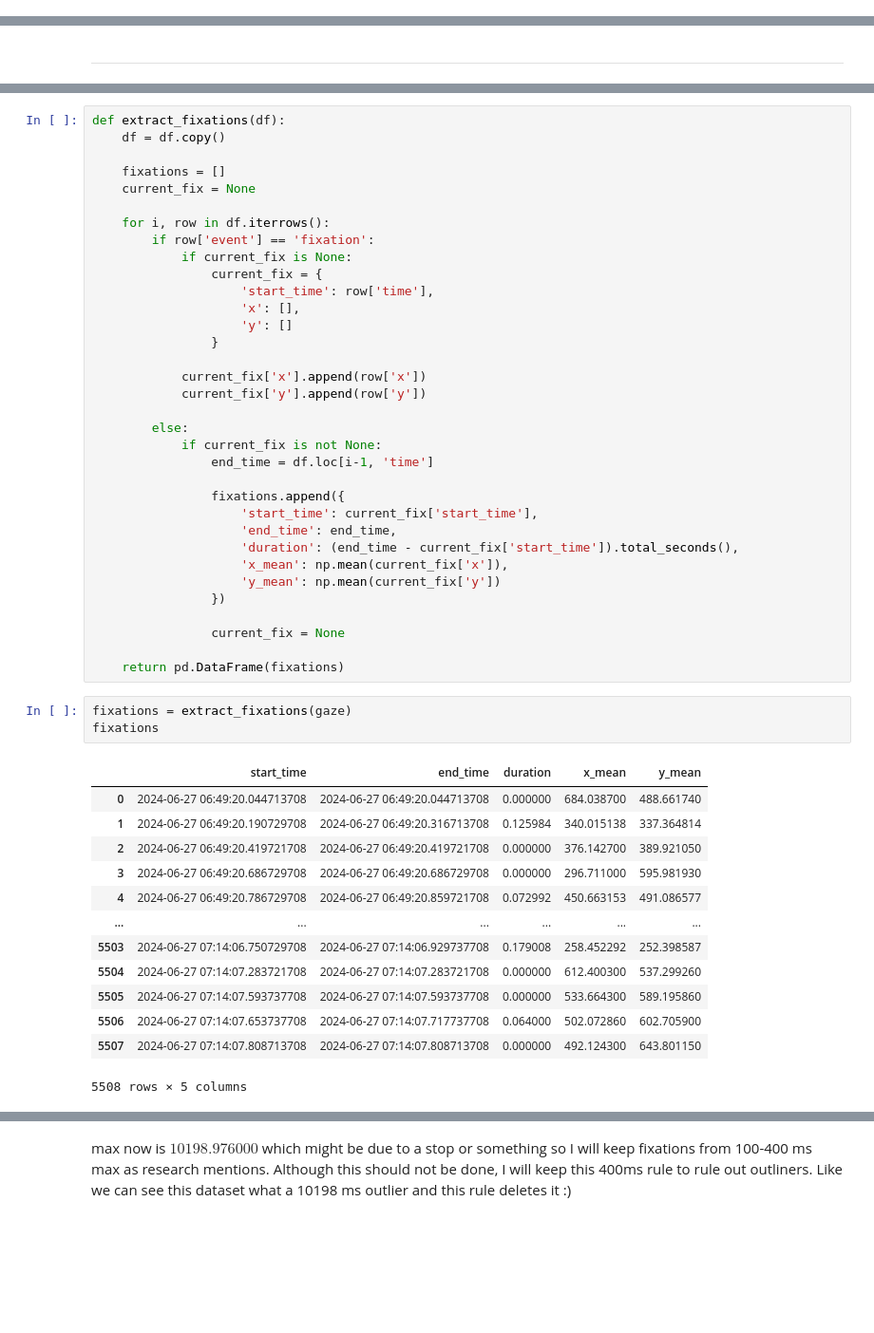
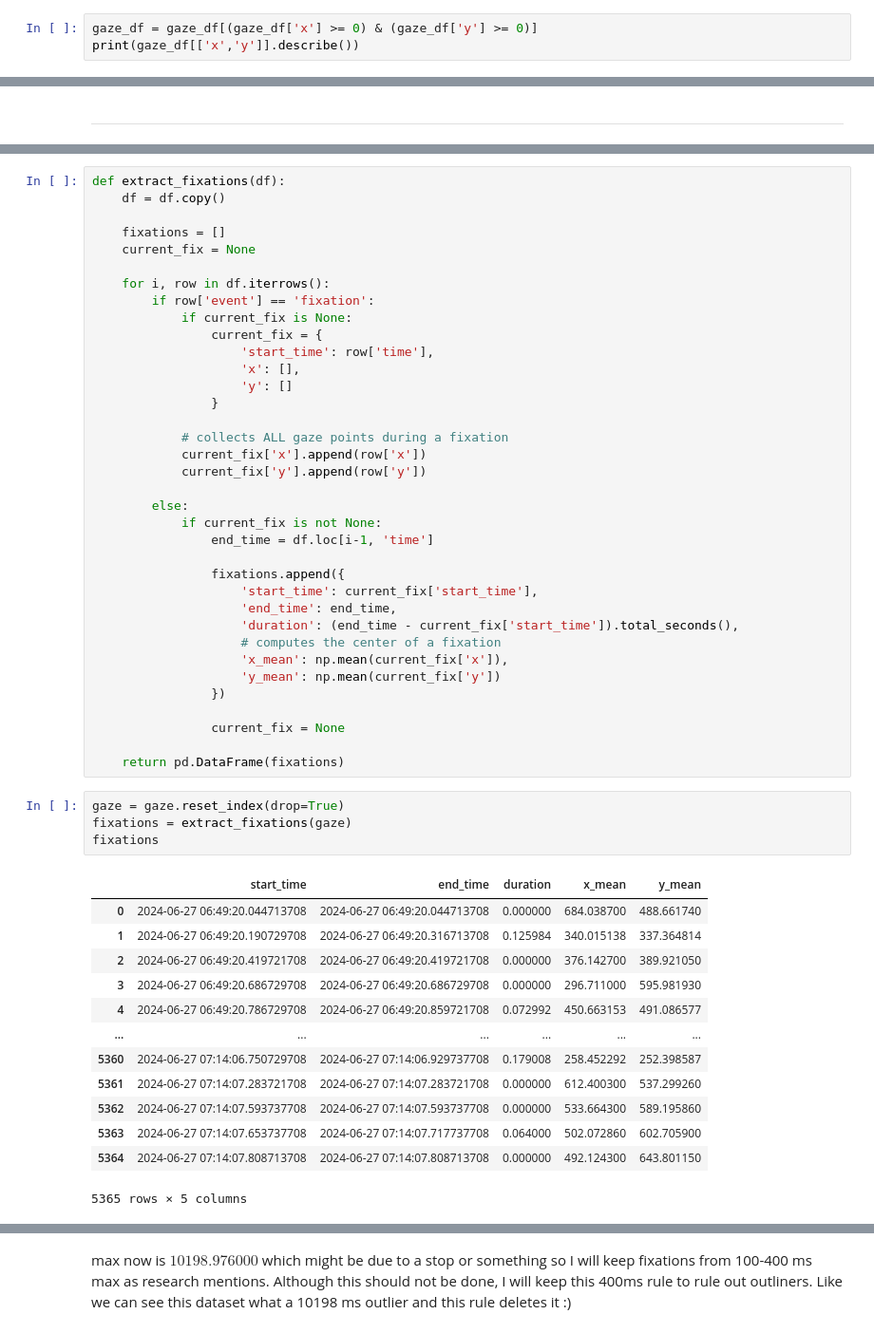
Before and after one commit to raquelmdtum/master-thesis, a Jupyter notebook: notebooks/do_eyetracking.ipynb, the cells around one changed output, grey strips where cells are left out. Shown at 95% size. Drawn from its saved outputs; the diff is of its cells as text; blank space fills up the shorter version.

```diff
--- a/notebooks/do_eyetracking.ipynb
+++ b/notebooks/do_eyetracking.ipynb
@@ -84,0 +99,3 @@ Name: dt, dtype: float64
+# %%
+gaze_df = gaze_df[(gaze_df['x'] >= 0) & (gaze_df['y'] >= 0)]
+print(gaze_df[['x','y']].describe())
@@ -249,6 +295,7 @@ def extract_fixations(df):
                     'y': []
                 }
 
+            # collects ALL gaze points during a fixation
             current_fix['x'].append(row['x'])
             current_fix['y'].append(row['y'])
 
@@ -260,6 +307,7 @@ def extract_fixations(df):
                     'start_time': current_fix['start_time'],
                     'end_time': end_time,
                     'duration': (end_time - current_fix['start_time']).total_seconds(),
+                    # computes the center of a fixation
                     'x_mean': np.mean(current_fix['x']),
                     'y_mean': np.mean(current_fix['y'])
                 })
@@ -268,19 +316,20 @@ def extract_fixations(df):
 
     return pd.DataFrame(fixations)
 # %%
+gaze = gaze.reset_index(drop=True)
 fixations = extract_fixations(gaze)
 fixations
 # %% [output]
 |  | start_time | end_time | duration | x_mean | y_mean |
 | 0 | 2024-06-27 06:49:20.044713708 | 2024-06-27 06:49:20.044713708 | 0.000000 | 684.038700 | 488.661740 |
 | 1 | 2024-06-27 06:49:20.190729708 | 2024-06-27 06:49:20.316713708 | 0.125984 | 340.015138 | 337.364814 |
 | 2 | 2024-06-27 06:49:20.419721708 | 2024-06-27 06:49:20.419721708 | 0.000000 | 376.142700 | 389.921050 |
 | 3 | 2024-06-27 06:49:20.686729708 | 2024-06-27 06:49:20.686729708 | 0.000000 | 296.711000 | 595.981930 |
 | 4 | 2024-06-27 06:49:20.786729708 | 2024-06-27 06:49:20.859721708 | 0.072992 | 450.663153 | 491.086577 |
 | ... | ... | ... | ... | ... | ... |
-| 5503 | 2024-06-27 07:14:06.750729708 | 2024-06-27 07:14:06.929737708 | 0.179008 | 258.452292 | 252.398587 |
-| 5504 | 2024-06-27 07:14:07.283721708 | 2024-06-27 07:14:07.283721708 | 0.000000 | 612.400300 | 537.299260 |
-| 5505 | 2024-06-27 07:14:07.593737708 | 2024-06-27 07:14:07.593737708 | 0.000000 | 533.664300 | 589.195860 |
-| 5506 | 2024-06-27 07:14:07.653737708 | 2024-06-27 07:14:07.717737708 | 0.064000 | 502.072860 | 602.705900 |
-| 5507 | 2024-06-27 07:14:07.808713708 | 2024-06-27 07:14:07.808713708 | 0.000000 | 492.124300 | 643.801150 |
+| 5360 | 2024-06-27 07:14:06.750729708 | 2024-06-27 07:14:06.929737708 | 0.179008 | 258.452292 | 252.398587 |
+| 5361 | 2024-06-27 07:14:07.283721708 | 2024-06-27 07:14:07.283721708 | 0.000000 | 612.400300 | 537.299260 |
+| 5362 | 2024-06-27 07:14:07.593737708 | 2024-06-27 07:14:07.593737708 | 0.000000 | 533.664300 | 589.195860 |
+| 5363 | 2024-06-27 07:14:07.653737708 | 2024-06-27 07:14:07.717737708 | 0.064000 | 502.072860 | 602.705900 |
+| 5364 | 2024-06-27 07:14:07.808713708 | 2024-06-27 07:14:07.808713708 | 0.000000 | 492.124300 | 643.801150 |
-5508 rows × 5 columns
+5365 rows × 5 columns
```
Also changed, not shown: parts of 22 cells of this notebook.
